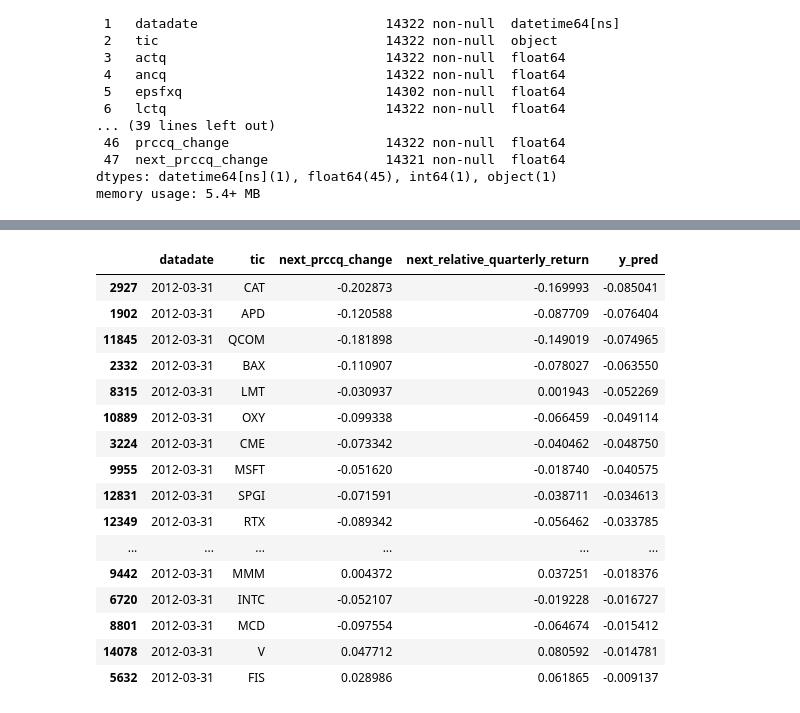
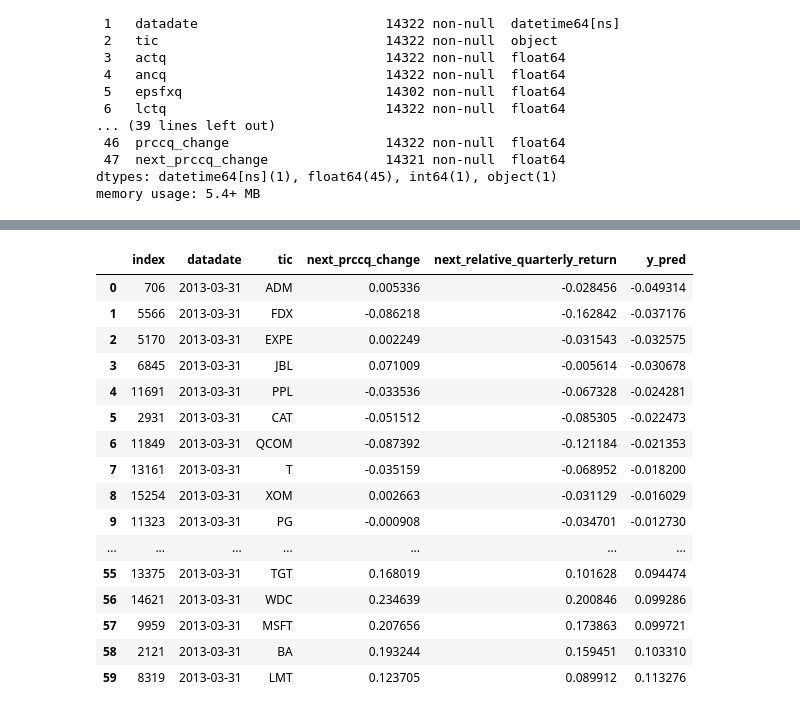
Before and after one commit to edocampione/4YP, a Jupyter notebook: models/technical classification copy.ipynb, the cells around one changed output, grey strips where cells are left out. Saved outputs shown, nothing was run; the diff lists cells and outputs as text; code cells hidden in the pictures.

```diff
--- a/models/technical classification copy.ipynb
+++ b/models/technical classification copy.ipynb
@@ -39,9 +39,7 @@ pio.templates.default = 'my_template'
 file_path = '/Users/edocampione/Desktop/Meng Engineering Science/4YP/scripts/dati_trattati.csv' # cleaned data
 df = pd.read_csv(file_path)
 df['datadate'] = pd.to_datetime(df['datadate'])
-
-# Replace inf and -inf with NaN
-#df.replace(['inf', '-inf', np.inf, -np.inf], np.nan, inplace=True)
+df['datadate'] = df['datadate'] + pd.offsets.QuarterEnd(0)
 
 df = df.dropna(subset=['relative_quarterly_return'])
 
@@ -64,3 +62,8 @@ Data columns (total 48 columns):
  47  next_prccq_change               14321 non-null  float64
 dtypes: datetime64[ns](1), float64(45), int64(1), object(1)
 memory usage: 5.4+ MB
+# %%
+drop_features = ['capxy', 'cfm', 'PEG_trailing', 'de_ratio', 'divyield']
+df = df.drop(drop_features, 1)
+df = df.dropna()
+df.info()
@@ -92,11 +132,12 @@ memory usage: 2.6+ MB
 # %%
 train_start_date = '1970-03-31'
 valid_start_date = '2010-03-31'
-test_start_date = '2012-03-31'
+test_start_date = '2013-03-31'
+end_date = '2025-03-31'
 
 train_df = df[(df['datadate'] >= train_start_date) & (df['datadate'] < valid_start_date)].sort_values(by=['tic', 'datadate'])
 valid_df = df[(df['datadate'] >= valid_start_date) & (df['datadate'] < test_start_date)].sort_values(by=['tic', 'datadate'])
-test_df = df[(df['datadate'] >= test_start_date)].sort_values(by=['tic', 'datadate'])
+test_df = df[(df['datadate'] >= test_start_date) & (df['datadate'] < end_date)].sort_values(by=['tic', 'datadate'])
 
 train_df.head()
 # %% [output]
@@ -263,23 +304,23 @@ weighted avg       0.70      0.69      0.69      1948
 # %%
 results['y_pred'] = y_test_pred
-results['datadate'] = results['datadate'] + pd.offsets.QuarterEnd(0)
-results = results.sort_values(by=['datadate', 'y_pred'])
-results.head(20)
+results = results.sort_values(by=['datadate', 'y_pred']).reset_index()
+
+results.head(60)
 # %% [output]
-|  | datadate | tic | next_prccq_change | next_relative_quarterly_return | y_pred |
-| 2927 | 2012-03-31 | CAT | -0.202873 | -0.169993 | -0.085041 |
-| 1902 | 2012-03-31 | APD | -0.120588 | -0.087709 | -0.076404 |
-| 11845 | 2012-03-31 | QCOM | -0.181898 | -0.149019 | -0.074965 |
-| 2332 | 2012-03-31 | BAX | -0.110907 | -0.078027 | -0.063550 |
-| 8315 | 2012-03-31 | LMT | -0.030937 | 0.001943 | -0.052269 |
-| 10889 | 2012-03-31 | OXY | -0.099338 | -0.066459 | -0.049114 |
-| 3224 | 2012-03-31 | CME | -0.073342 | -0.040462 | -0.048750 |
-| 9955 | 2012-03-31 | MSFT | -0.051620 | -0.018740 | -0.040575 |
-| 12831 | 2012-03-31 | SPGI | -0.071591 | -0.038711 | -0.034613 |
-| 12349 | 2012-03-31 | RTX | -0.089342 | -0.056462 | -0.033785 |
-| ... | ... | ... | ... | ... | ... |
-| 9442 | 2012-03-31 | MMM | 0.004372 | 0.037251 | -0.018376 |
-| 6720 | 2012-03-31 | INTC | -0.052107 | -0.019228 | -0.016727 |
-| 8801 | 2012-03-31 | MCD | -0.097554 | -0.064674 | -0.015412 |
-| 14078 | 2012-03-31 | V | 0.047712 | 0.080592 | -0.014781 |
-| 5632 | 2012-03-31 | FIS | 0.028986 | 0.061865 | -0.009137 |
+|  | index | datadate | tic | next_prccq_change | next_relative_quarterly_return | y_pred |
+| 0 | 706 | 2013-03-31 | ADM | 0.005336 | -0.028456 | -0.049314 |
+| 1 | 5566 | 2013-03-31 | FDX | -0.086218 | -0.162842 | -0.037176 |
+| 2 | 5170 | 2013-03-31 | EXPE | 0.002249 | -0.031543 | -0.032575 |
+| 3 | 6845 | 2013-03-31 | JBL | 0.071009 | -0.005614 | -0.030678 |
+| 4 | 11691 | 2013-03-31 | PPL | -0.033536 | -0.067328 | -0.024281 |
+| 5 | 2931 | 2013-03-31 | CAT | -0.051512 | -0.085305 | -0.022473 |
+| 6 | 11849 | 2013-03-31 | QCOM | -0.087392 | -0.121184 | -0.021353 |
+| 7 | 13161 | 2013-03-31 | T | -0.035159 | -0.068952 | -0.018200 |
+| 8 | 15254 | 2013-03-31 | XOM | 0.002663 | -0.031129 | -0.016029 |
+| 9 | 11323 | 2013-03-31 | PG | -0.000908 | -0.034701 | -0.012730 |
+| ... | ... | ... | ... | ... | ... | ... |
+| 55 | 13375 | 2013-03-31 | TGT | 0.168019 | 0.101628 | 0.094474 |
+| 56 | 14621 | 2013-03-31 | WDC | 0.234639 | 0.200846 | 0.099286 |
+| 57 | 9959 | 2013-03-31 | MSFT | 0.207656 | 0.173863 | 0.099721 |
+| 58 | 2121 | 2013-03-31 | BA | 0.193244 | 0.159451 | 0.103310 |
+| 59 | 8319 | 2013-03-31 | LMT | 0.123705 | 0.089912 | 0.113276 |
```
Also changed, not shown: parts of 13 cells of this notebook.
